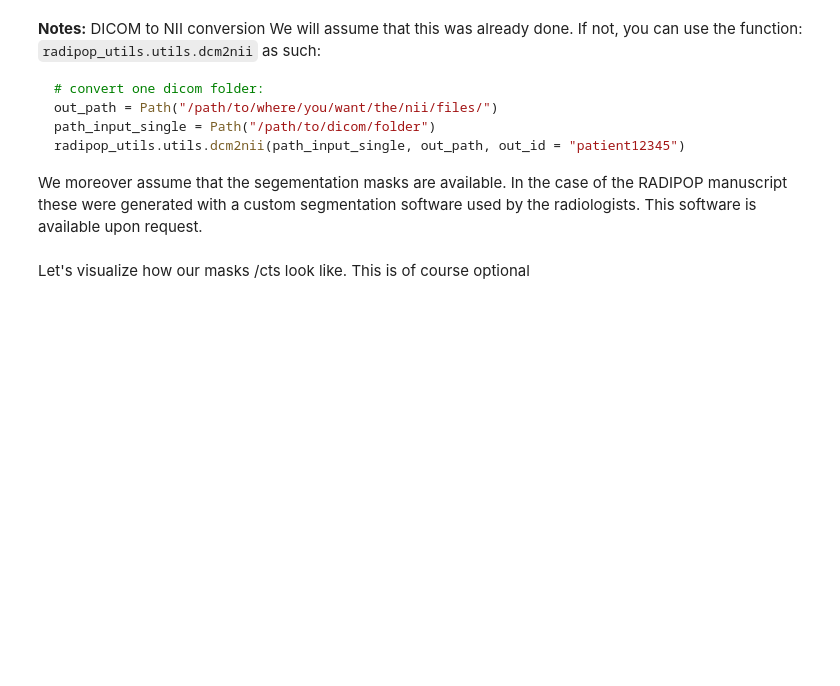
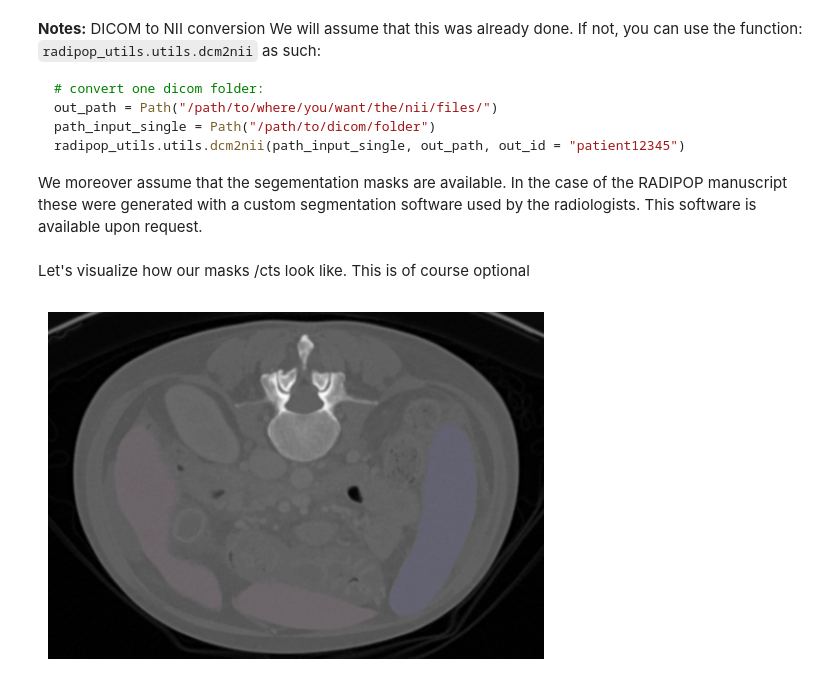
Before and after one commit to mlwatzenboeck/RADIPOP, a Jupyter notebook: notebooks/CW_extract_features.ipynb, the cells around one changed output. Cells and saved outputs as stored; diff of their text form; code cells hidden in the pictures; blank space fills up the shorter version.

```diff
--- a/notebooks/CW_extract_features.ipynb
+++ b/notebooks/CW_extract_features.ipynb
@@ -102,31 +112,34 @@ os.makedirs(RADIOMICS_DIR, exist_ok=True)
 Let's visualize how our masks /cts look like. This is of course optional
 # %%
 # # load image and plot overlayed masks + image for one slice:
+# note that this has a bad contrast. It is better to use some windowing.
 
-img_loc = df.loc[0, "images"]
+image_loc = df.loc[0, "images"]
 mask_loc = df.loc[0, "masks"]
 patientid = df.loc[0, "id"]
 
 mask = sitk.ReadImage(mask_loc)
-img = sitk.ReadImage(img_loc)
+img = sitk.ReadImage(image_loc)
 
 img_array = sitk.GetArrayFromImage(img)
 mask_array = sitk.GetArrayFromImage(mask)
 
 idx = 120
 image_xy_slice = img_array[idx, :, :]
 label_xy_slice = mask_array[idx, :, :]
 
 crop = lambda x: radipop_utils.visualization.crop_image(x, top_ratio=0.15, bottom_ratio=0.2, left_ratio=0.05, right_ratio=0.02)
 image_xy_slice = crop(image_xy_slice)
 label_xy_slice = crop(label_xy_slice)
 
 color_dictionary = {
     'violet': (170/255, 48/255, 127/255, 0.25),
     'blue':   (0, 0, 1, 0.25),
 }
 #                                         ct               liver                        spleen
 radipop_utils.visualization.overlay_masks(image_xy_slice, [label_xy_slice==1,           label_xy_slice==2],
                                                           [color_dictionary['violet'],  color_dictionary['blue']]);
+# %% [output]
+[figure, added]
 # %%
 fe_setting = RADIPOP_PACKAGE_ROOT / "yaml" / "exampleCT.yaml"
```
Also changed, not shown: parts of 5 cells of this notebook, 1 other file.
